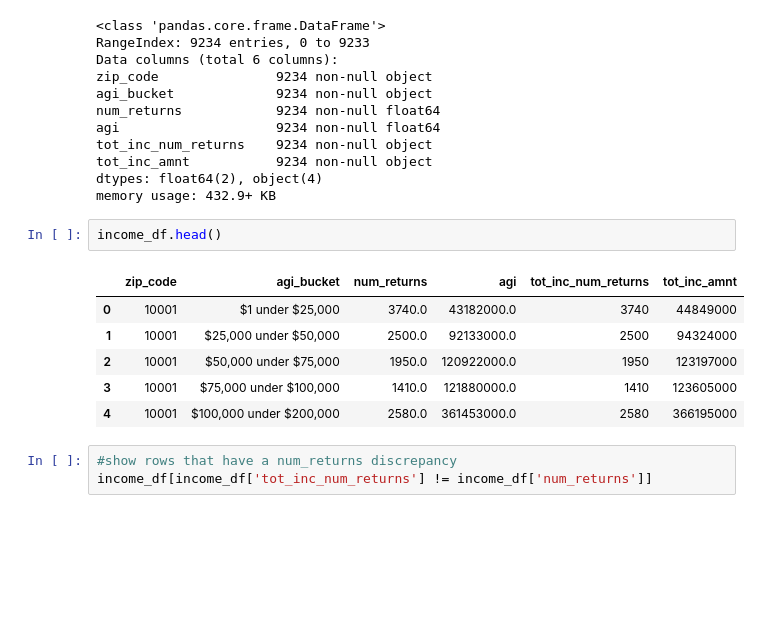
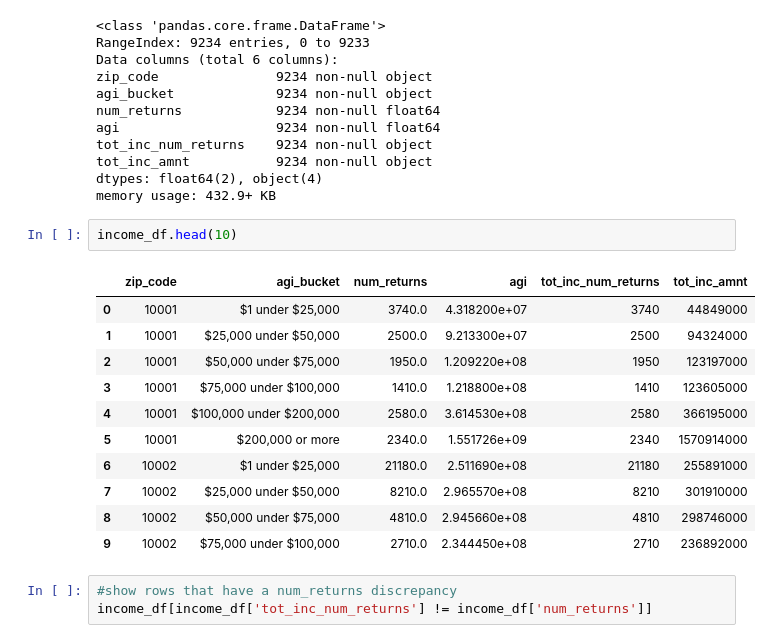
Before and after one commit to as6140/nyc_playgrounds_income, a Jupyter notebook: cleaning_joining_data.ipynb, the cells around one changed output. Saved outputs shown, nothing was run; the diff lists cells and outputs as text; blank space fills up the shorter version.

```diff
--- a/cleaning_joining_data.ipynb
+++ b/cleaning_joining_data.ipynb
@@ -71,14 +71,19 @@ tot_inc_amnt           9234 non-null object
 dtypes: float64(2), object(4)
 memory usage: 432.9+ KB
 # %%
-income_df.head()
+income_df.head(10)
 # %% [output]
 |  | zip_code | agi_bucket | num_returns | agi | tot_inc_num_returns | tot_inc_amnt |
-| 0 | 10001 | $1 under $25,000 | 3740.0 | 43182000.0 | 3740 | 44849000 |
-| 1 | 10001 | $25,000 under $50,000 | 2500.0 | 92133000.0 | 2500 | 94324000 |
-| 2 | 10001 | $50,000 under $75,000 | 1950.0 | 120922000.0 | 1950 | 123197000 |
-| 3 | 10001 | $75,000 under $100,000 | 1410.0 | 121880000.0 | 1410 | 123605000 |
-| 4 | 10001 | $100,000 under $200,000 | 2580.0 | 361453000.0 | 2580 | 366195000 |
+| 0 | 10001 | $1 under $25,000 | 3740.0 | 4.318200e+07 | 3740 | 44849000 |
+| 1 | 10001 | $25,000 under $50,000 | 2500.0 | 9.213300e+07 | 2500 | 94324000 |
+| 2 | 10001 | $50,000 under $75,000 | 1950.0 | 1.209220e+08 | 1950 | 123197000 |
+| 3 | 10001 | $75,000 under $100,000 | 1410.0 | 1.218800e+08 | 1410 | 123605000 |
+| 4 | 10001 | $100,000 under $200,000 | 2580.0 | 3.614530e+08 | 2580 | 366195000 |
+| 5 | 10001 | $200,000 or more | 2340.0 | 1.551726e+09 | 2340 | 1570914000 |
+| 6 | 10002 | $1 under $25,000 | 21180.0 | 2.511690e+08 | 21180 | 255891000 |
+| 7 | 10002 | $25,000 under $50,000 | 8210.0 | 2.965570e+08 | 8210 | 301910000 |
+| 8 | 10002 | $50,000 under $75,000 | 4810.0 | 2.945660e+08 | 4810 | 298746000 |
+| 9 | 10002 | $75,000 under $100,000 | 2710.0 | 2.344450e+08 | 2710 | 236892000 |
 # %%
 #show rows that have a num_returns discrepancy
 income_df[income_df['tot_inc_num_returns'] != income_df['num_returns']]
```
Also changed, not shown: parts of 11 cells of this notebook, 1 other file.
